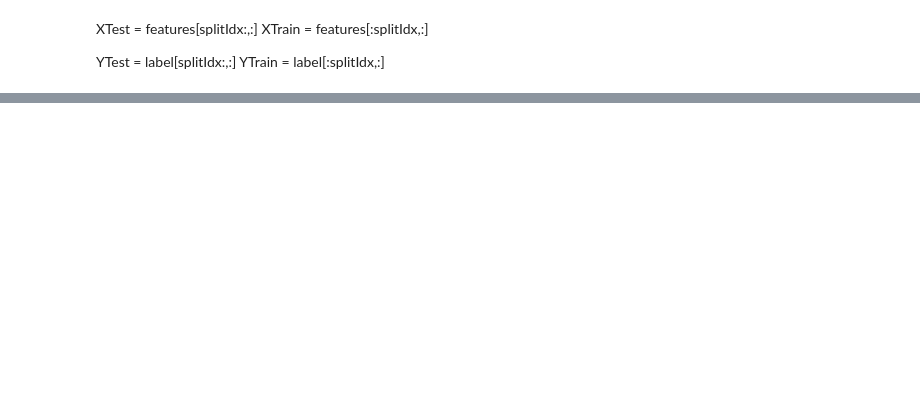
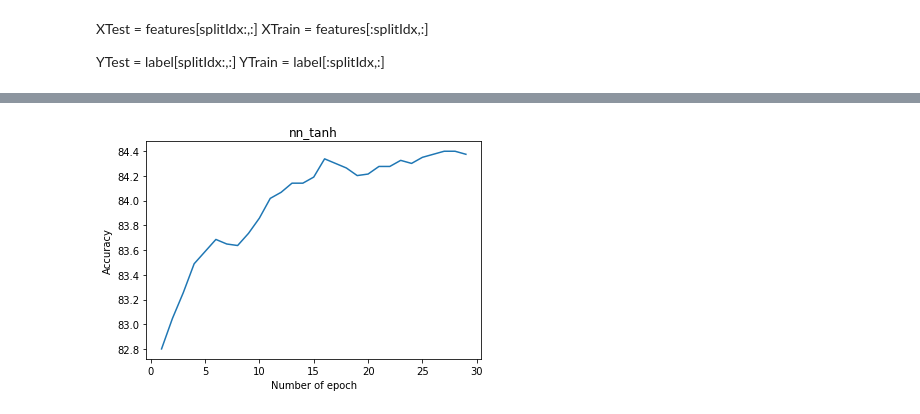
Before and after one commit to arxitekton/DL, a Jupyter notebook: final_project_v4_softmax.ipynb, the cells around one changed output, grey strips where cells are left out. Saved outputs shown, nothing was run; the diff lists cells and outputs as text; code cells hidden in the pictures; blank space fills up the shorter version.

```diff
--- a/final_project_v4_softmax.ipynb
+++ b/final_project_v4_softmax.ipynb
@@ -363,3 +338,12 @@ plt.savefig('loss-function_softmax.png')
+# %%
+#plot graph
+plt.title('nn_tanh')
+plt.plot(epochList, accuracy_list)
+plt.xlabel('Number of epoch')
+plt.ylabel('Accuracy')
+plt.savefig('Accuracy_softmax.png')
+# %% [output]
+[figure, added]
 # %%
 #get output for test features
 _, _, _, predOutput = model.feedFwd(XTest)
```
Also changed, not shown: parts of 25 cells of this notebook, 3 other files.
